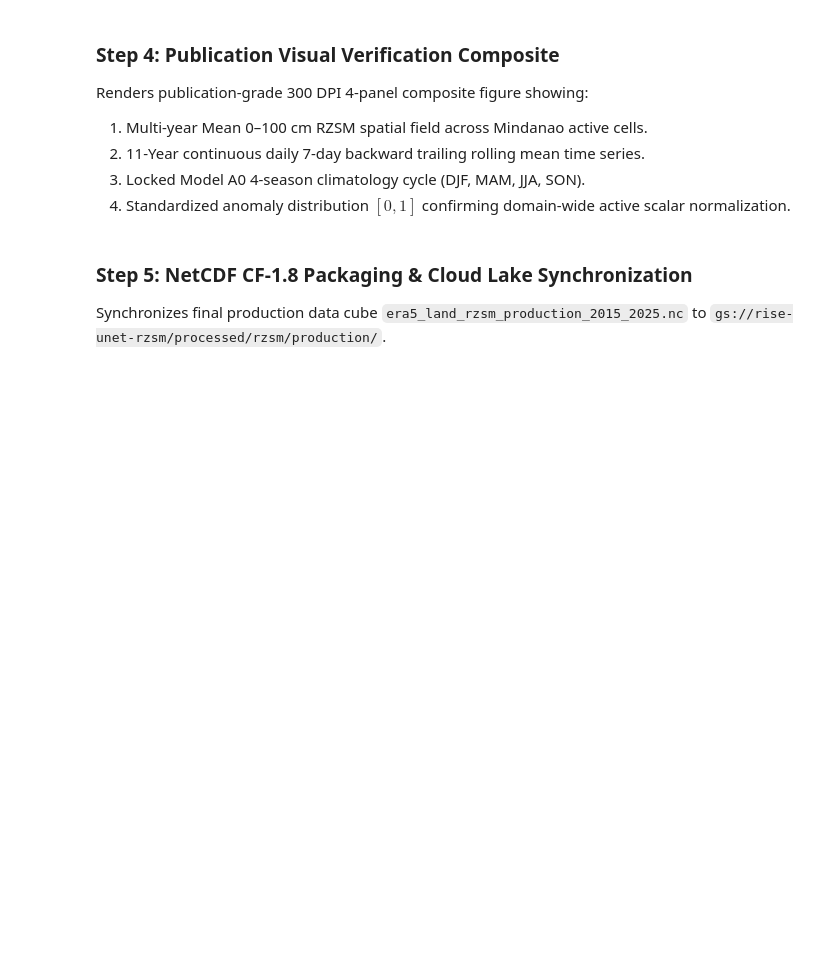
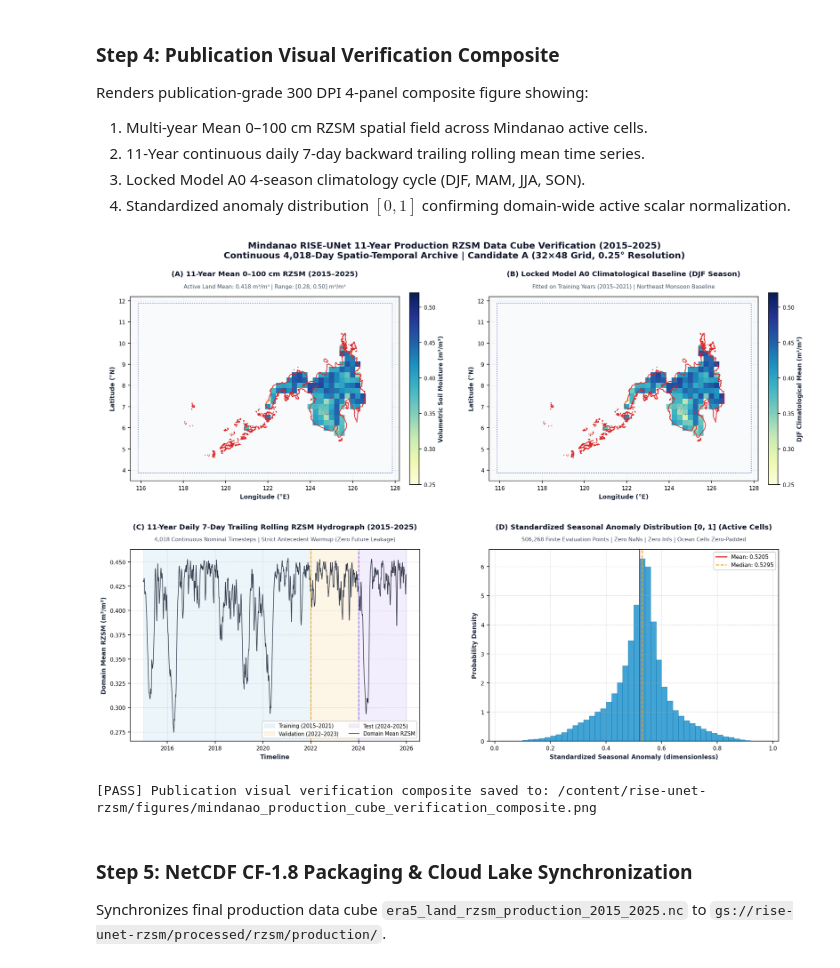
Before and after one commit to Kirrrk-git/rise-unet-rzsm, a Jupyter notebook: notebooks/06_mindanao_datacube_and_anomaly_pipeline.ipynb, the cells around one changed output. Cells and saved outputs as stored; diff of their text form; code cells hidden in the pictures; blank space fills up the shorter version.

Commit message:
feat(cube): record verified Colab execution outputs for Step 21D.4 11-year RZSM cube compilation (notebook 06)

```diff
--- a/notebooks/06_mindanao_datacube_and_anomaly_pipeline.ipynb
+++ b/notebooks/06_mindanao_datacube_and_anomaly_pipeline.ipynb
@@ -258,12 +322,12 @@ lon_step = 0.25 / 2.0
 lat_step = 0.25 / 2.0
 extent = [lons.min() - lon_step, lons.max() + lon_step, lats.min() - lat_step, lats.max() + lat_step]
 
-fig, axes = plt.subplots(2, 2, figsize=(15, 10.5), dpi=140)
+fig, axes = plt.subplots(2, 2, figsize=(15, 11), dpi=140)
 fig.patch.set_facecolor('#ffffff')
 fig.suptitle(
     'Mindanao RISE-UNet 11-Year Production RZSM Data Cube Verification (2015–2025)\n'
     'Continuous 4,018-Day Spatio-Temporal Archive | Candidate A (32×48 Grid, 0.25° Resolution)',
-    fontsize=13, fontweight='bold', y=0.98, color='#0f172a'
+    fontsize=13, fontweight='bold', y=0.985, color='#0f172a'
 )
 
 # Shared map setup for spatial panels (axes[0, 0] and axes[0, 1])
@@ -291,9 +355,9 @@ cmap_sm.set_bad(color='#f8fafc')
 
 im0 = axes[0, 0].imshow(mean_masked, extent=extent, origin='upper', cmap=cmap_sm, vmin=0.25, vmax=0.52, zorder=2)
 plot_boundary(axes[0, 0], boundary_geom, edgecolor='#dc2626', linewidth=1.1)
-axes[0, 0].set_title('(A) 11-Year Mean 0–100 cm RZSM (2015–2025)', fontsize=10.5, fontweight='bold', color='#0f172a', pad=12)
-axes[0, 0].text(0.5, 1.015, 'Active Land Mean: 0.418 m³/m³ | Range: [0.28, 0.50] m³/m³',
-                transform=axes[0, 0].transAxes, ha='center', va='bottom', fontsize=7.8, color='#475569')
+axes[0, 0].set_title('(A) 11-Year Mean 0–100 cm RZSM (2015–2025)', fontsize=10.5, fontweight='bold', color='#0f172a', pad=30)
+axes[0, 0].text(0.5, 1.038, 'Active Land Mean: 0.418 m³/m³ | Range: [0.28, 0.50] m³/m³',
+                transform=axes[0, 0].transAxes, ha='center', va='bottom', fontsize=8.0, color='#475569')
 cb0 = plt.colorbar(im0, ax=axes[0, 0], fraction=0.035, pad=0.035)
 cb0.set_label('Volumetric Soil Moisture (m³/m³)', fontsize=8.5, fontweight='semibold', color='#1e293b')
 cb0.ax.tick_params(labelsize=7.5)
@@ -304,9 +368,9 @@ clim_masked = np.where(eval_mask == 1, clim_djf, np.nan)
 
 im1 = axes[0, 1].imshow(clim_masked, extent=extent, origin='upper', cmap=cmap_sm, vmin=0.25, vmax=0.52, zorder=2)
 plot_boundary(axes[0, 1], boundary_geom, edgecolor='#dc2626', linewidth=1.1)
-axes[0, 1].set_title('(B) Locked Model A0 Climatological Baseline (DJF Season)', fontsize=10.5, fontweight='bold', color='#0f172a', pad=12)
-axes[0, 1].text(0.5, 1.015, 'Fitted on Training Years (2015–2021) | Northeast Monsoon Baseline',
-                transform=axes[0, 1].transAxes, ha='center', va='bottom', fontsize=7.8, color='#475569')
+axes[0, 1].set_title('(B) Locked Model A0 Climatological Baseline (DJF Season)', fontsize=10.5, fontweight='bold', color='#0f172a', pad=30)
+axes[0, 1].text(0.5, 1.038, 'Fitted on Training Years (2015–2021) | Northeast Monsoon Baseline',
+                transform=axes[0, 1].transAxes, ha='center', va='bottom', fontsize=8.0, color='#475569')
 cb1 = plt.colorbar(im1, ax=axes[0, 1], fraction=0.035, pad=0.035)
 cb1.set_label('DJF Climatological Mean (m³/m³)', fontsize=8.5, fontweight='semibold', color='#1e293b')
 cb1.ax.tick_params(labelsize=7.5)
@@ -317,55 +381,65 @@ ax_ts.set_facecolor('#ffffff')
 time_vals = prod_ds['time'].values
 time_series = prod_ds['rzsm_0_100_rolling_7d'].values[:, eval_mask == 1].mean(axis=1)
 
-ax_ts.axvspan(np.datetime64('2015-01-01'), np.datetime64('2021-12-31'), color='#0284c7', alpha=0.08, label='Training (2015–2021)')
-ax_ts.axvspan(np.datetime64('2022-01-01'), np.datetime64('2023-12-31'), color='#f59e0b', alpha=0.10, label='Validation (2022–2023)')
-ax_ts.axvspan(np.datetime64('2024-01-01'), np.datetime64('2025-12-31'), color='#8b5cf6', alpha=0.10, label='Test (2024–2025)')
+p_train = ax_ts.axvspan(np.datetime64('2015-01-01'), np.datetime64('2021-12-31'), color='#0284c7', alpha=0.08, label='Training (2015–2021)')
+p_val = ax_ts.axvspan(np.datetime64('2022-01-01'), np.datetime64('2023-12-31'), color='#f59e0b', alpha=0.10, label='Validation (2022–2023)')
+p_test = ax_ts.axvspan(np.datetime64('2024-01-01'), np.datetime64('2025-12-31'), color='#8b5cf6', alpha=0.10, label='Test (2024–2025)')
 
-ax_ts.plot(time_vals, time_series, color='#0f172a', lw=0.9, alpha=0.85, label='Domain Mean RZSM')
+line_mean, = ax_ts.plot(time_vals, time_series, color='#0f172a', lw=0.9, alpha=0.85, label='Domain Mean RZSM')
 ax_ts.axvline(np.datetime64('2022-01-01'), color='#f59e0b', linestyle='--', lw=1.2)
 ax_ts.axvline(np.datetime64('2024-01-01'), color='#8b5cf6', linestyle='--', lw=1.2)
 
-ax_ts.set_title('(C) 11-Year Daily 7-Day Trailing Rolling RZSM Hydrograph (2015–2025)', fontsize=10.5, fontweight='bold', color='#0f172a', pad=12)
-ax_ts.text(0.5, 1.015, '4,018 Continuous Nominal Timesteps | Strict Antecedent Warmup (Zero Future Leakage)',
-           transform=ax_ts.transAxes, ha='center', va='bottom', fontsize=7.8, color='#475569')
+ax_ts.set_title('(C) 11-Year Daily 7-Day Trailing Rolling RZSM Hydrograph (2015–2025)', fontsize=10.5, fontweight='bold', color='#0f172a', pad=30)
+ax_ts.text(0.5, 1.038, '4,018 Continuous Nominal Timesteps | Strict Antecedent Warmup (Zero Future Leakage)',
+           transform=ax_ts.transAxes, ha='center', va='bottom', fontsize=8.0, color='#475569')
+
 ax_ts.set_xlabel('Timeline', fontsize=9, fontweight='semibold', color='#1e293b')
 ax_ts.set_ylabel('Domain Mean RZSM (m³/m³)', fontsize=9, fontweight='semibold', color='#1e293b')
 ax_ts.grid(True, linestyle='--', linewidth=0.5, alpha=0.6)
 ax_ts.tick_params(labelsize=8)
-ax_ts.legend(loc='upper right', fontsize=7.5, frameon=True, framealpha=0.92)
+
+# 2-Column Floating Legend at Bottom Right
+# Column 1: Training (row 1), Validation (row 2)
+# Column 2: Test (row 1), Domain Mean RZSM (row 2)
+legend_handles = [p_train, p_val, p_test, line_mean]
+legend_labels = [h.get_label() for h in legend_handles]
+ax_ts.legend(legend_handles, legend_labels, loc='lower right', ncol=2, fontsize=7.5, frameon=True, framealpha=0.92)
 
 # --- Panel D: Standardized Seasonal Anomaly Distribution [0, 1] ---
 ax_hist = axes[1, 1]
 ax_hist.set_facecolor('#ffffff')
 norm_vals = prod_ds['rzsm_0_100_normalized'].values[:, eval_mask == 1].flatten()
 
 n_bins, bins, patches_hist = ax_hist.hist(
     norm_vals, bins=50, color='#0284c7', edgecolor='#0369a1',
     linewidth=0.5, alpha=0.75, density=True
 )
 
 mean_norm = float(np.mean(norm_vals))
 median_norm = float(np.median(norm_vals))
 ax_hist.axvline(mean_norm, color='#dc2626', linestyle='-', lw=1.5, label=f'Mean: {mean_norm:.4f}')
 ax_hist.axvline(median_norm, color='#f59e0b', linestyle='--', lw=1.3, label=f'Median: {median_norm:.4f}')
 
-ax_hist.set_title('(D) Standardized Seasonal Anomaly Distribution [0, 1] (Active Cells)', fontsize=10.5, fontweight='bold', color='#0f172a', pad=12)
-ax_hist.text(0.5, 1.015, '506,268 Finite Evaluation Points | Zero NaNs | Zero Infs | Ocean Cells Zero-Padded',
-             transform=ax_hist.transAxes, ha='center', va='bottom', fontsize=7.8, color='#475569')
+ax_hist.set_title('(D) Standardized Seasonal Anomaly Distribution [0, 1] (Active Cells)', fontsize=10.5, fontweight='bold', color='#0f172a', pad=30)
+ax_hist.text(0.5, 1.038, '506,268 Finite Evaluation Points | Zero NaNs | Zero Infs | Ocean Cells Zero-Padded',
+             transform=ax_hist.transAxes, ha='center', va='bottom', fontsize=8.0, color='#475569')
 ax_hist.set_xlabel('Standardized Seasonal Anomaly (dimensionless)', fontsize=9, fontweight='semibold', color='#1e293b')
 ax_hist.set_ylabel('Probability Density', fontsize=9, fontweight='semibold', color='#1e293b')
 ax_hist.set_xlim(-0.02, 1.02)
 ax_hist.grid(True, linestyle='--', linewidth=0.5, alpha=0.6)
 ax_hist.tick_params(labelsize=8)
 ax_hist.legend(loc='upper right', fontsize=8, frameon=True, framealpha=0.92)
 
-plt.subplots_adjust(left=0.05, right=0.95, top=0.90, bottom=0.06, wspace=0.24, hspace=0.26)
+plt.subplots_adjust(left=0.06, right=0.94, top=0.89, bottom=0.06, wspace=0.24, hspace=0.34)
 out_fig_dir = REPO_DIR / 'figures'
 out_fig_dir.mkdir(parents=True, exist_ok=True)
 out_fig_path = out_fig_dir / 'mindanao_production_cube_verification_composite.png'
 plt.savefig(str(out_fig_path), dpi=300, bbox_inches='tight')
 plt.show()
 print(f'[PASS] Publication visual verification composite saved to: {out_fig_path}')
+# %% [output]
+[figure, added]
+[PASS] Publication visual verification composite saved to: /content/rise-unet-rzsm/figures/mindanao_production_cube_verification_composite.png
 # %% [markdown]
 ### Step 5: NetCDF CF-1.8 Packaging & Cloud Lake Synchronization
 Synchronizes final production data cube `era5_land_rzsm_production_2015_2025.nc` to `gs://rise-unet-rzsm/processed/rzsm/production/`.
```
Also changed, not shown: parts of 6 cells of this notebook.
